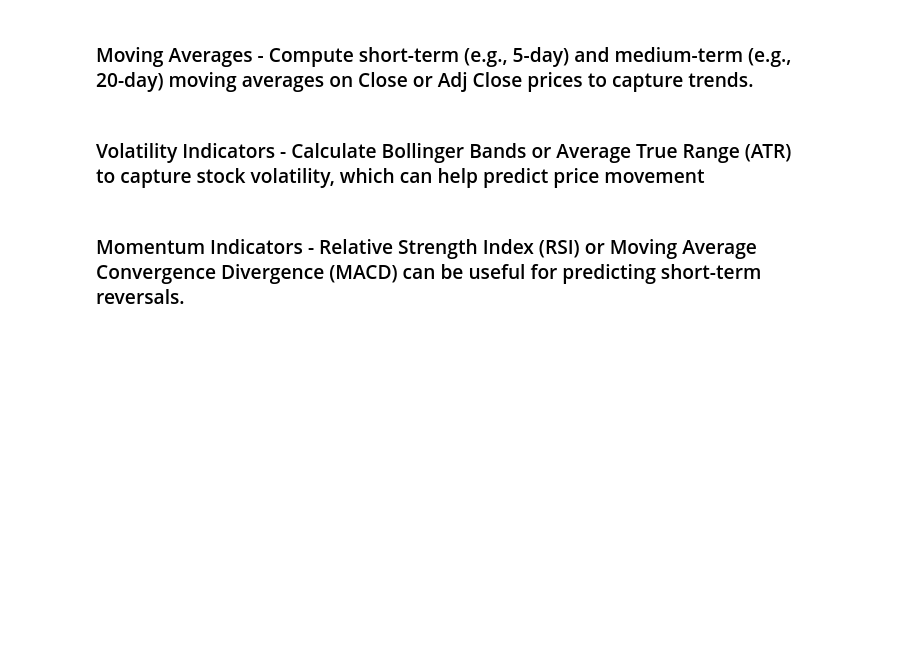
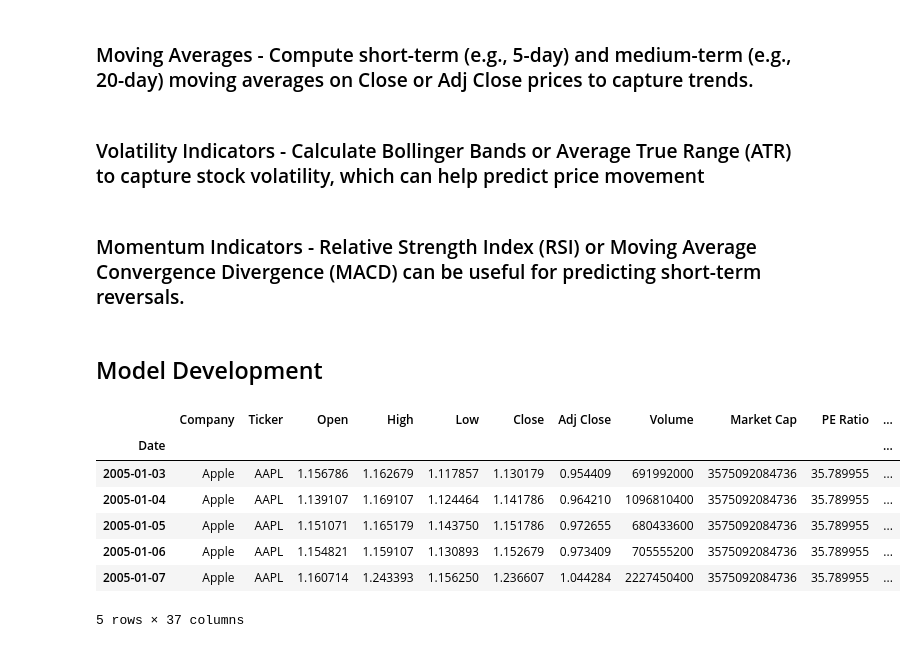
Before and after one commit to aryaandperimeter/stockprojections, a Jupyter notebook: stonks.ipynb, the cells around one changed output. Drawn from its saved outputs; the diff is of its cells as text; code cells hidden in the pictures; blank space fills up the shorter version.

```diff
--- a/stonks.ipynb
+++ b/stonks.ipynb
@@ -203,6 +203,8 @@ for company in data['Company'].unique():
 [figure]
 [figure]
 ... (3 outputs left out)
+# %%
+company_data = data
 # %% [markdown]
 <h2>Feature Engineering</h2>
 # %%
@@ -229,3 +233,16 @@ avg_gain = gain.rolling(window=14).mean()
 avg_loss = loss.rolling(window=14).mean()
 rs = avg_gain / avg_loss
 company_data['RSI'] = 100 - (100 / (1 + rs))
+# %% [markdown]
+<h2>Model Development</h2>
+# %%
+company_data.head()
+# %% [output]
+|  | Company | Ticker | Open | High | Low | Close | Adj Close | Volume | Market Cap | PE Ratio | ... |
+| Date |  |  |  |  |  |  |  |  |  |  | ... |
+| 2005-01-03 | Apple | AAPL | 1.156786 | 1.162679 | 1.117857 | 1.130179 | 0.954409 | 691992000 | 3575092084736 | 35.789955 | ... |
+| 2005-01-04 | Apple | AAPL | 1.139107 | 1.169107 | 1.124464 | 1.141786 | 0.964210 | 1096810400 | 3575092084736 | 35.789955 | ... |
+| 2005-01-05 | Apple | AAPL | 1.151071 | 1.165179 | 1.143750 | 1.151786 | 0.972655 | 680433600 | 3575092084736 | 35.789955 | ... |
+| 2005-01-06 | Apple | AAPL | 1.154821 | 1.159107 | 1.130893 | 1.152679 | 0.973409 | 705555200 | 3575092084736 | 35.789955 | ... |
+| 2005-01-07 | Apple | AAPL | 1.160714 | 1.243393 | 1.156250 | 1.236607 | 1.044284 | 2227450400 | 3575092084736 | 35.789955 | ... |
+5 rows × 37 columns
```
Also changed, not shown: parts of 23 cells of this notebook.
